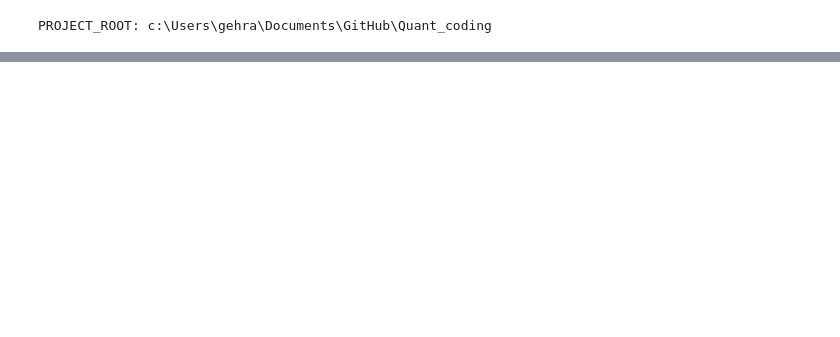
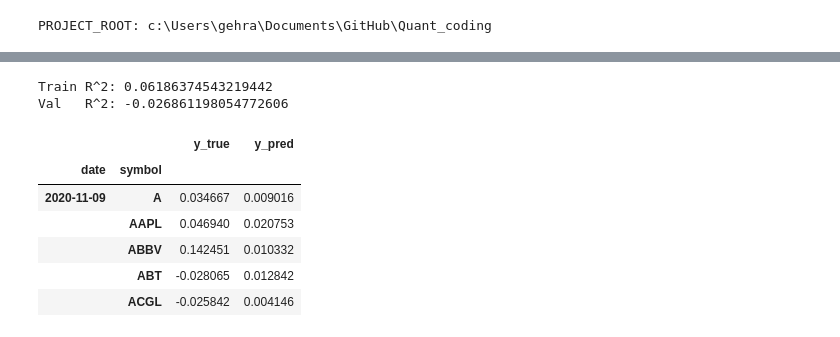
Before and after one commit to ML-Enthusiast-de/Quant_coding, a Jupyter notebook: notebooks/04_cross_sectional_sp500.ipynb, the cells around one changed output, grey strips where cells are left out. Cells and saved outputs as stored; diff of their text form; code cells hidden in the pictures; blank space fills up the shorter version.

```diff
--- a/notebooks/04_cross_sectional_sp500.ipynb
+++ b/notebooks/04_cross_sectional_sp500.ipynb
@@ -248,0 +251,42 @@ metrics_cs
+# %%
+from sklearn.ensemble import HistGradientBoostingRegressor
+
+# --- Cross-sectional tree regressor baseline ---
+
+tree_cs = HistGradientBoostingRegressor(
+    max_depth=5,
+    learning_rate=0.05,
+    max_iter=300,
+    min_samples_leaf=50,
+    random_state=42,
+)
+
+tree_cs.fit(X_train, y_train)
+
+print("Train R^2:", tree_cs.score(X_train, y_train))
+print("Val   R^2:", tree_cs.score(X_val,   y_val))
+# %% [output]
+Train R^2: 0.06186374543219442
+Val   R^2: -0.026861198054772606
+# %%
+# Predictions on the test samples (cross-sectional)
+y_pred_test = tree_cs.predict(X_test)
+
+df_test = pd.DataFrame(
+    {
+        "date":   dates_test,
+        "symbol": tickers_test,
+        "y_true": y_test,
+        "y_pred": y_pred_test,
+    }
+).set_index(["date", "symbol"]).sort_index()
+
+df_test.head()
+# %% [output]
+|  |  | y_true | y_pred |
+| date | symbol |  |  |
+| 2020-11-09 | A | 0.034667 | 0.009016 |
+|  | AAPL | 0.046940 | 0.020753 |
+|  | ABBV | 0.142451 | 0.010332 |
+|  | ABT | -0.028065 | 0.012842 |
+|  | ACGL | -0.025842 | 0.004146 |
```
Also changed, not shown: parts of 11 cells of this notebook.
